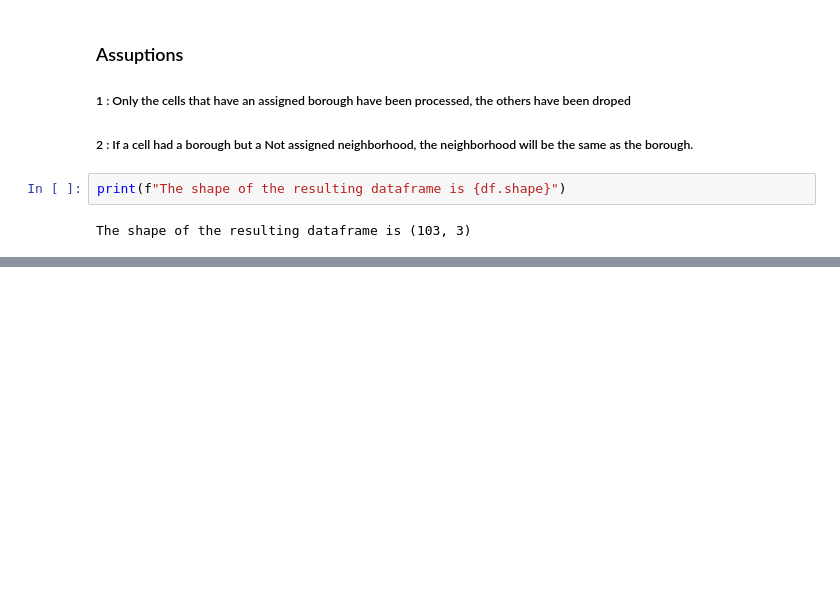
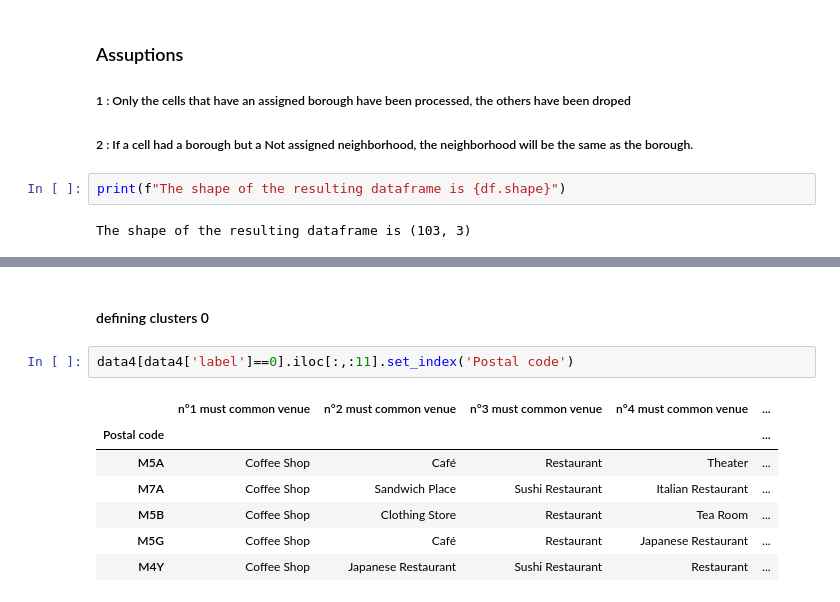
Before and after one commit to Mathias292/Coursera_Capstone, a Jupyter notebook: Capstone_project_Toronto.ipynb, the cells around one changed output, grey strips where cells are left out. Drawn from its saved outputs; the diff is of its cells as text; blank space fills up the shorter version.

```diff
--- a/Capstone_project_Toronto.ipynb
+++ b/Capstone_project_Toronto.ipynb
@@ -46,0 +297,12 @@ The shape of the resulting dataframe is (103, 3)
+# %% [markdown]
+#### defining clusters 0
+# %%
+data4[data4['label']==0].iloc[:,:11].set_index('Postal code')
+# %% [output]
+|  | n°1 must common venue | n°2 must common venue | n°3 must common venue | n°4 must common venue | ... |
+| Postal code |  |  |  |  | ... |
+| M5A | Coffee Shop | Café | Restaurant | Theater | ... |
+| M7A | Coffee Shop | Sandwich Place | Sushi Restaurant | Italian Restaurant | ... |
+| M5B | Coffee Shop | Clothing Store | Restaurant | Tea Room | ... |
+| M5G | Coffee Shop | Café | Restaurant | Japanese Restaurant | ... |
+| M4Y | Coffee Shop | Japanese Restaurant | Sushi Restaurant | Restaurant | ... |
```
Also changed, not shown: parts of 44 cells of this notebook.
